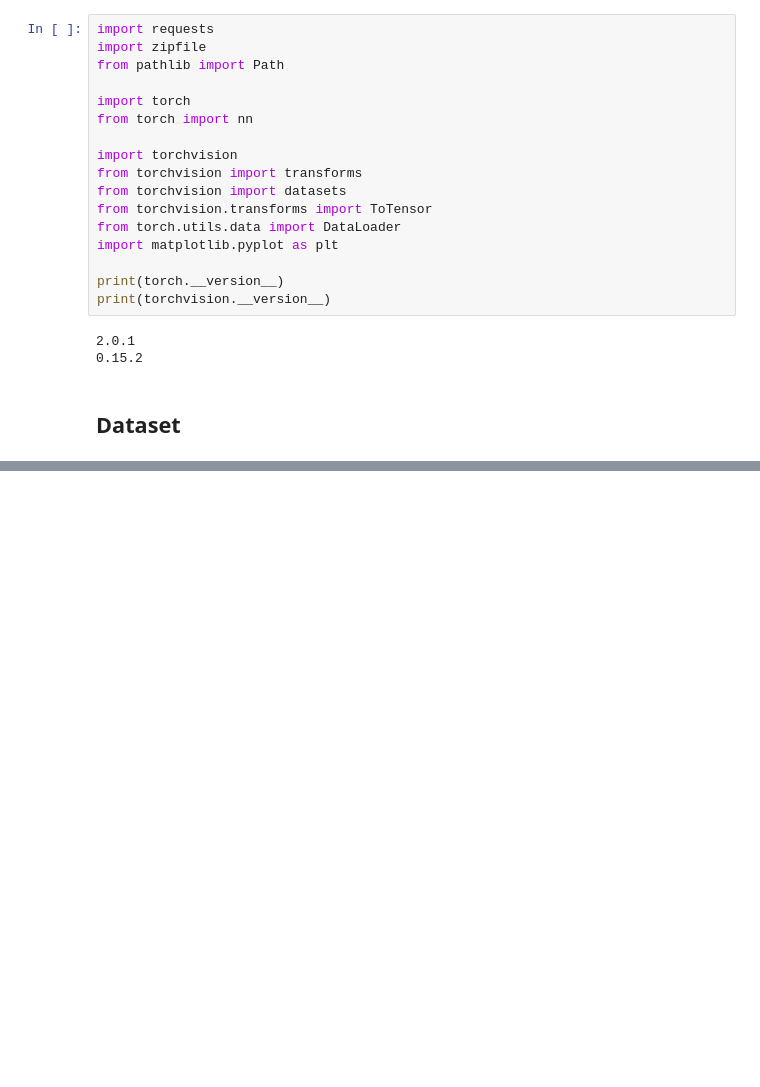
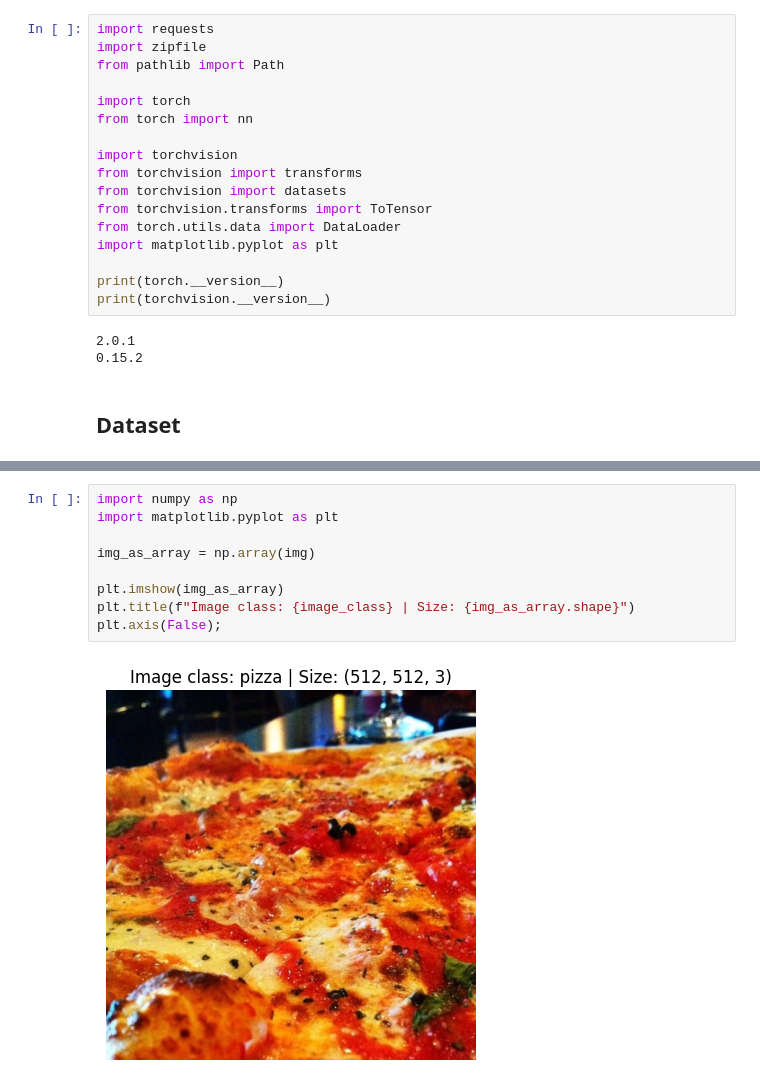
Before and after one commit to vishwasg217/Pytorch-tutorial, a Jupyter notebook: custom_datasets.ipynb, the cells around one changed output, grey strips where cells are left out. Drawn from its saved outputs; the diff is of its cells as text; blank space fills up the shorter version.

```diff
--- a/custom_datasets.ipynb
+++ b/custom_datasets.ipynb
@@ -50,0 +105,11 @@ Images unzipped.
+# %%
+import numpy as np
+import matplotlib.pyplot as plt
+
+img_as_array = np.array(img)
+
+plt.imshow(img_as_array)
+plt.title(f"Image class: {image_class} | Size: {img_as_array.shape}")
+plt.axis(False);
+# %% [output]
+[figure, added]
```
Also changed, not shown: parts of 7 cells of this notebook.
